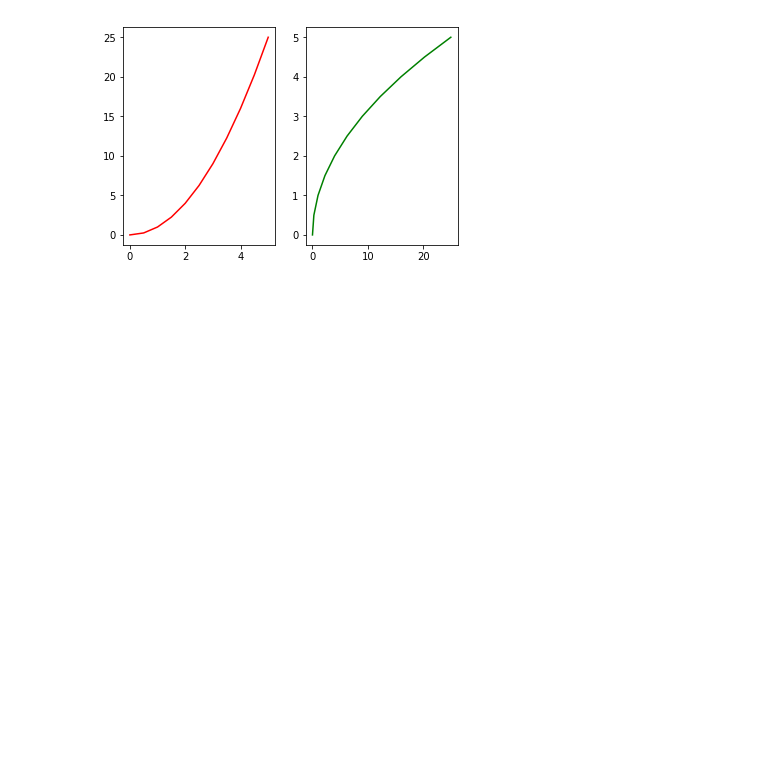
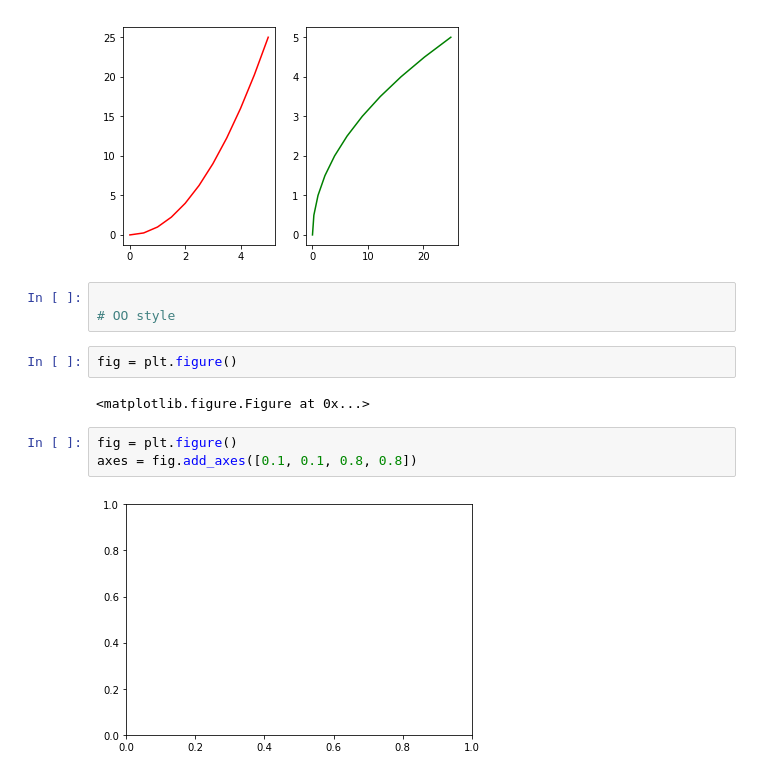
Before and after one commit to andruschak/python, a Jupyter notebook: experimental/Matplotlib.ipynb, the cells around one changed output. Cells and saved outputs as stored; diff of their text form; blank space fills up the shorter version.

Commit message:
matplotlib OO basics

```diff
--- a/experimental/Matplotlib.ipynb
+++ b/experimental/Matplotlib.ipynb
@@ -44,3 +44,15 @@ plt.plot(y, x, 'g')
 # %% [output]
 [<matplotlib.lines.Line2D at 0x...>]
 [figure]
+# %%
+
+# OO style
+# %%
+fig = plt.figure()
+# %% [output]
+<matplotlib.figure.Figure at 0x...>
+# %%
+fig = plt.figure()
+axes = fig.add_axes([0.1, 0.1, 0.8, 0.8])
+# %% [output]
+[figure, added]
```
Also changed, not shown: parts of 5 cells of this notebook.
